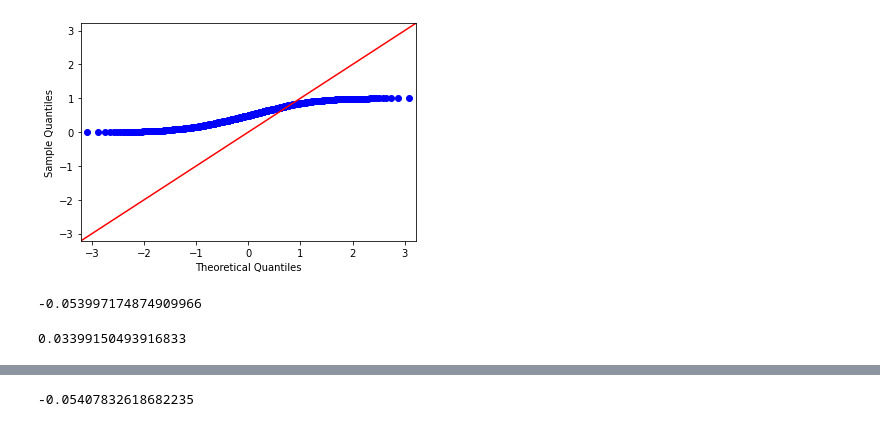
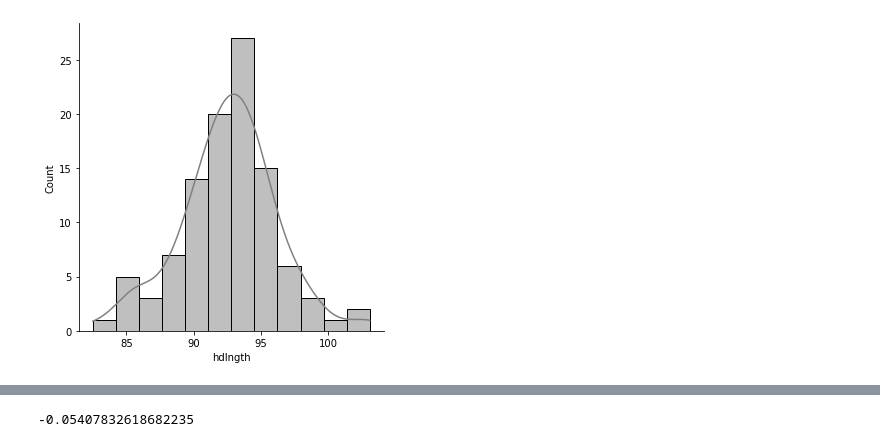
Before and after one commit to Adalab/Da-promoB-Modulo-3-Sprint-1-Lucia-Natalia, a Jupyter notebook: Pair-Programming-Modulo3-Sprint1-Test_Estadisticos.ipynb, the cells around one changed output, grey strips where cells are left out. Drawn from its saved outputs; the diff is of its cells as text; code cells hidden in the pictures.

```diff
--- a/Pair-Programming-Modulo3-Sprint1-Test_Estadisticos.ipynb
+++ b/Pair-Programming-Modulo3-Sprint1-Test_Estadisticos.ipynb
@@ -63,4 +108,0 @@ sm.qqplot(datos_normales, line ='45');
-# %%
-sm.qqplot(datos_no_normales, line ='45');
-# %% [output]
-[figure, removed]
@@ -69,10 +109,4 @@ from scipy.stats import skew
-# %%
-# evaluemos como es la distribución de los datos
-
-skew(datos_normales)
-# %% [output]
--0.053997174874909966
-# %%
-skew(datos_no_normales)
-# %% [output]
-0.03399150493916833
+# %%
+sns.displot(df["hdlngth"], kde = True, color = "grey");
+# %% [output]
+[figure, added]
```
Also changed, not shown: parts of 30 cells of this notebook, 1 other file.
